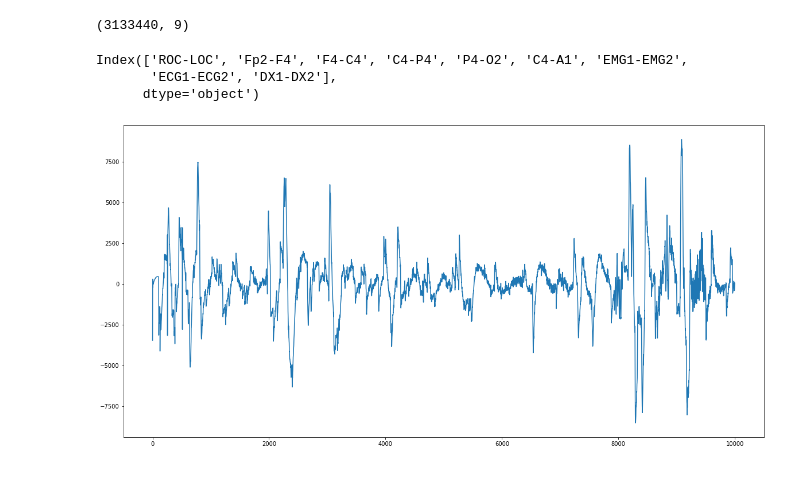
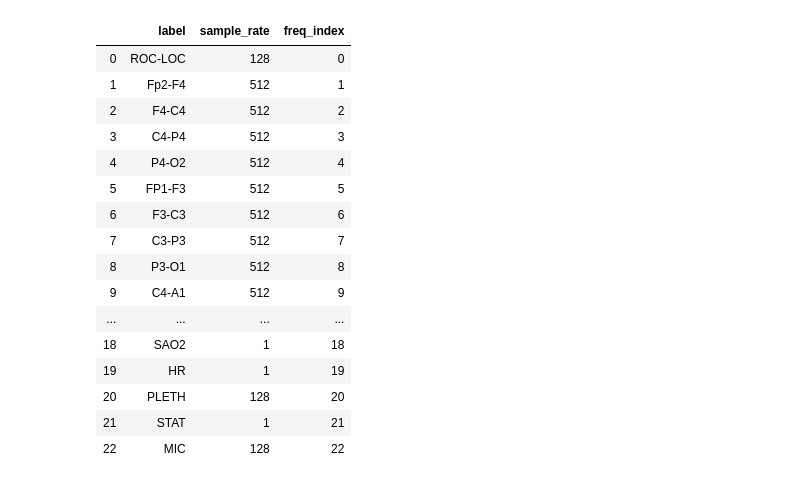
Before and after one commit to superchordate/sleep-disorders-predict-eeg, a Jupyter notebook: tocsv/explore-signals.ipynb, the cells around one changed output. Saved outputs shown, nothing was run; the diff lists cells and outputs as text; code cells hidden in the pictures.

```diff
--- a/tocsv/explore-signals.ipynb
+++ b/tocsv/explore-signals.ipynb
@@ -7,9 +6,27 @@ signals = pd.read_parquet('../pytorch/train/'+ file + '-128.parquet')
-# %%
-print(signals.shape)
-signals.columns
-# %% [output]
-(3133440, 9)
-Index(['ROC-LOC', 'Fp2-F4', 'F4-C4', 'C4-P4', 'P4-O2', 'C4-A1', 'EMG1-EMG2',
-       'ECG1-ECG2', 'DX1-DX2'],
-      dtype='object')
+# %%
+file = 'rbd13'
+edfpath = '../edf/'
+edf = pyedflib.EdfReader(edfpath + file + '.edf')
+info = pd.DataFrame({
+    'label': edf.getSignalLabels(),
+    'sample_rate': edf.getSampleFrequencies()
+})
+# %% [output]
+|  | label | sample_rate | freq_index |
+| 0 | ROC-LOC | 128 | 0 |
+| 1 | Fp2-F4 | 512 | 1 |
+| 2 | F4-C4 | 512 | 2 |
+| 3 | C4-P4 | 512 | 3 |
+| 4 | P4-O2 | 512 | 4 |
+| 5 | FP1-F3 | 512 | 5 |
+| 6 | F3-C3 | 512 | 6 |
+| 7 | C3-P3 | 512 | 7 |
+| 8 | P3-O1 | 512 | 8 |
+| 9 | C4-A1 | 512 | 9 |
+| ... | ... | ... | ... |
+| 18 | SAO2 | 1 | 18 |
+| 19 | HR | 1 | 19 |
+| 20 | PLETH | 128 | 20 |
+| 21 | STAT | 1 | 21 |
+| 22 | MIC | 128 | 22 |
 # %%
@@ -20,4 +38,0 @@ def plotsignal(file, startat = 0, step = 10000):
-# %%
-plotsignal('n2')
-# %% [output]
-[figure, removed]
```
Also changed, not shown: parts of 9 cells of this notebook.
